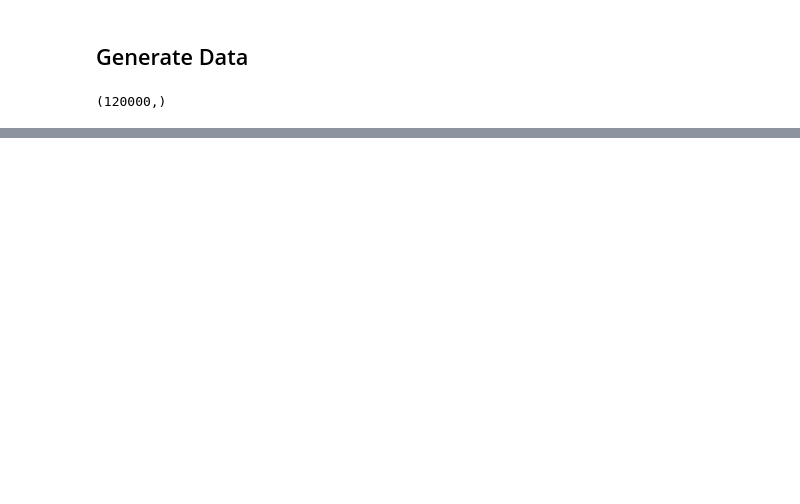
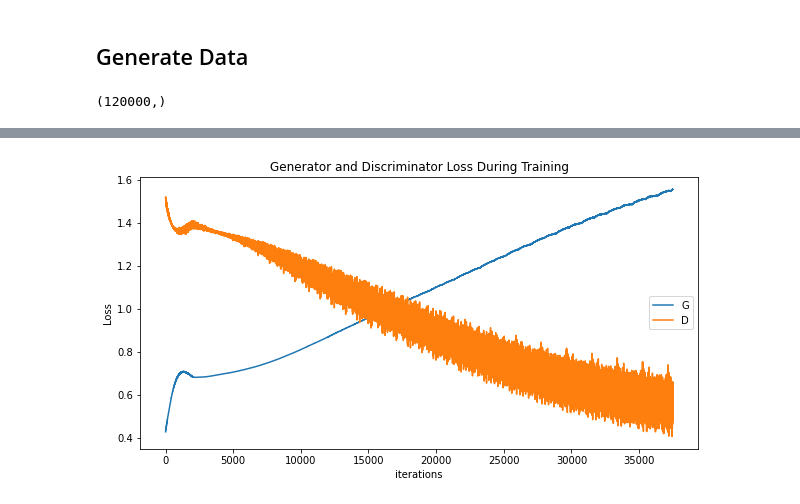
Before and after one commit to progs2002/Gaussian_GAN, a Jupyter notebook: GAN.ipynb, the cells around one changed output, grey strips where cells are left out. Cells and saved outputs as stored; diff of their text form; code cells hidden in the pictures; blank space fills up the shorter version.

```diff
--- a/GAN.ipynb
+++ b/GAN.ipynb
@@ -30,0 +92,35 @@ plt.legend(prop={'size':14})
+# %%
+G_losses, D_losses = [], []
+# %%
+for epoch in range(EPOCHS):
+    for batch, (X, _) in enumerate(dataloader):
+
+        D.zero_grad()
+
+        output = D(X.unsqueeze(dim=1))
+        errD_real = loss_fn(output.squeeze(), real_label)
+        errD_real.backward()
+
+        z = np.random.random(M)
+        z = torch.tensor(z, dtype=torch.float)
+        fake = G(z.unsqueeze(dim=1))
+
+        output = D(fake.detach())
+
+        errD_fake = loss_fn(output.squeeze(), fake_label)
+
+        errD_fake.backward()
+
+
+        errD = errD_fake + errD_real
+
+        optimD.step()
+
+        G.zero_grad()
+        output = D(fake)
+        errG = loss_fn(output.squeeze(), real_label)
+        errG.backward()
+        optimG.step()
+
+        G_losses.append(errG.item())
+        D_losses.append(errD.item())
@@ -30,0 +153,11 @@ plt.legend(prop={'size':14})
+# %%
+plt.figure(figsize=(10,5))
+plt.title("Generator and Discriminator Loss During Training")
+plt.plot(G_losses,label="G")
+plt.plot(D_losses,label="D")
+plt.xlabel("iterations")
+plt.ylabel("Loss")
+plt.legend()
+plt.show()
+# %% [output]
+[figure, added]
```
Also changed, not shown: parts of 20 cells of this notebook.
